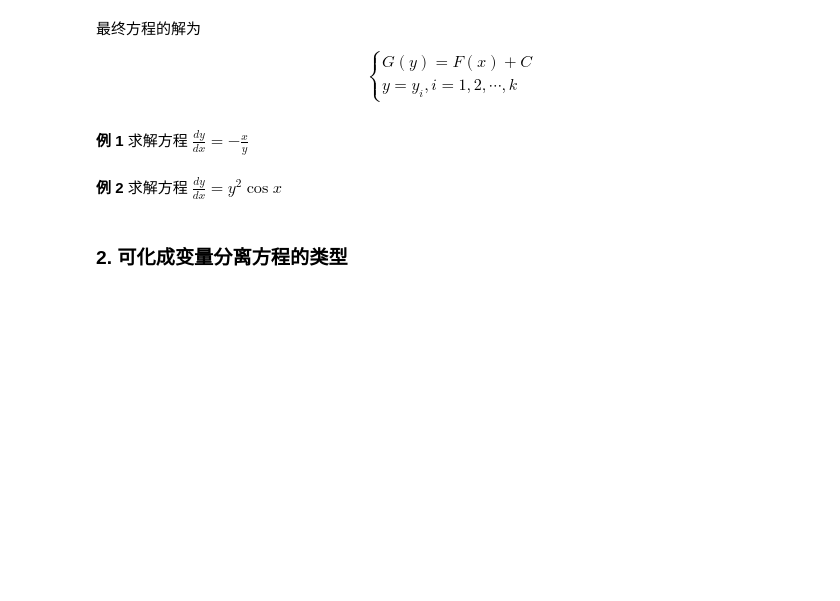
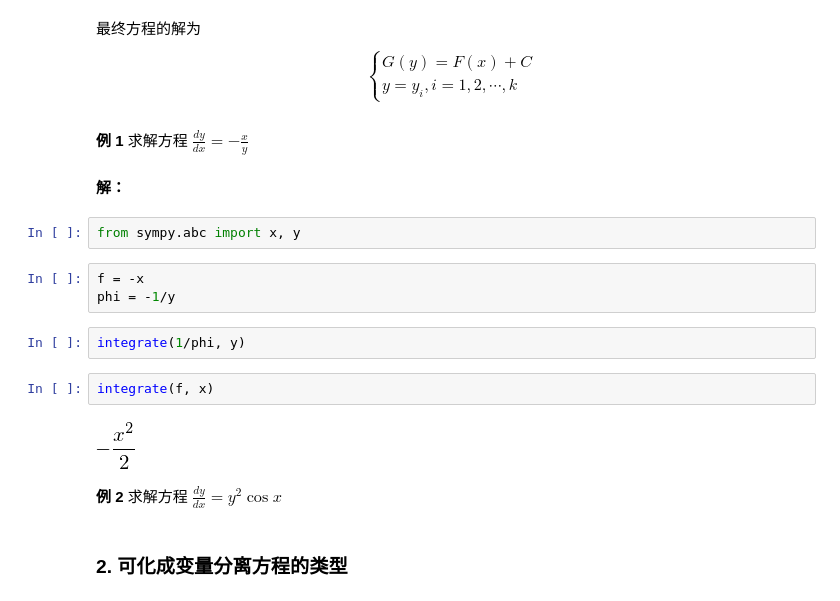
Before and after one commit to weihuayi/ODE, a Jupyter notebook: 2.1.ipynb, the cells around one changed output. Cells and saved outputs as stored; diff of their text form; blank space fills up the shorter version.

```diff
--- a/2.1.ipynb
+++ b/2.1.ipynb
@@ -37,6 +43,19 @@ y=y_i, i = 1, 2, \cdots, k
 $$
 # %% [markdown]
 **例 1** 求解方程 $\frac{dy}{dx}=-\frac{x}{y}$
+# %% [markdown]
+**解：**
+# %%
+from sympy.abc import x, y
+# %%
+f = -x
+phi = -1/y
+# %%
+integrate(1/phi, y)
+# %%
+integrate(f, x)
+# %% [output]
+[figure, added]
 # %% [markdown]
 **例 2** 求解方程 $\frac{dy}{dx}=y^2\cos x$
 # %% [markdown]
```
Also changed, not shown: parts of 21 cells of this notebook, 3 other files.
